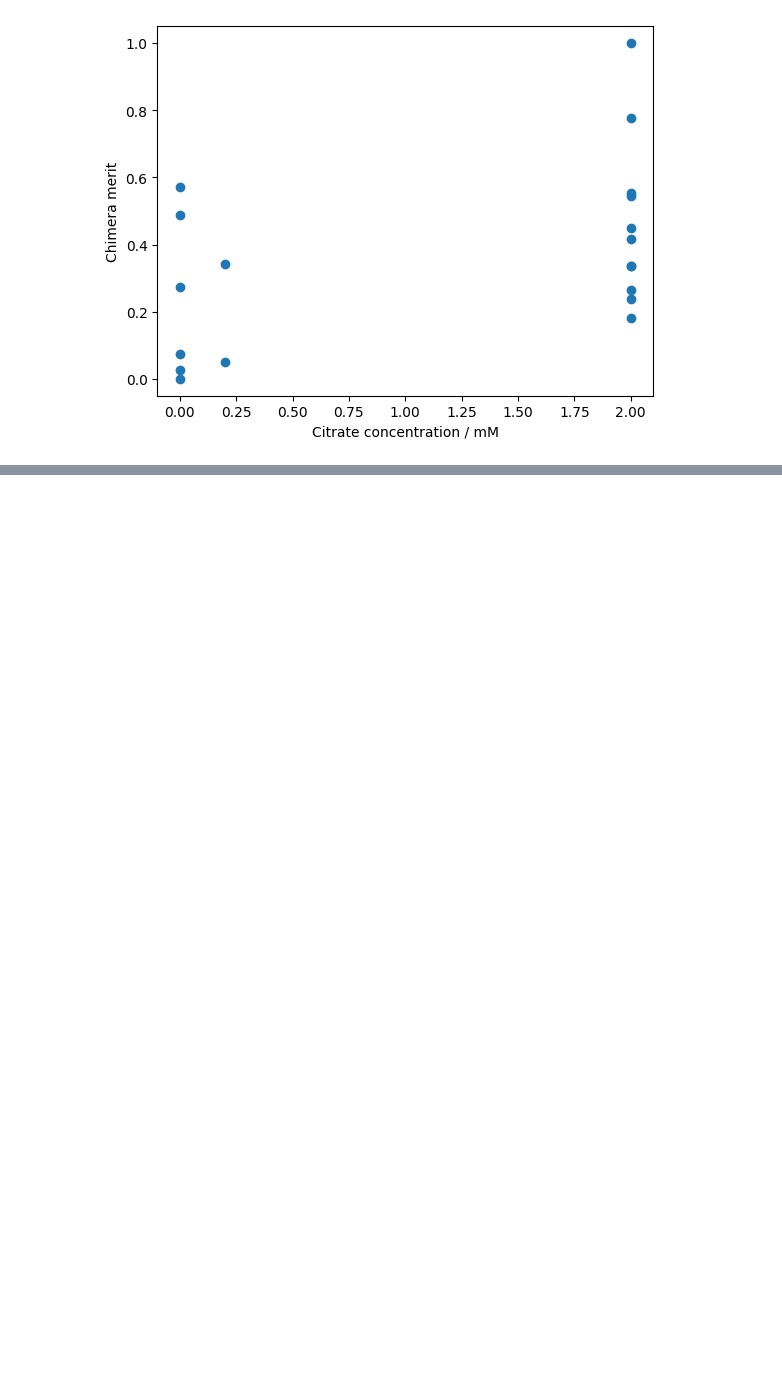
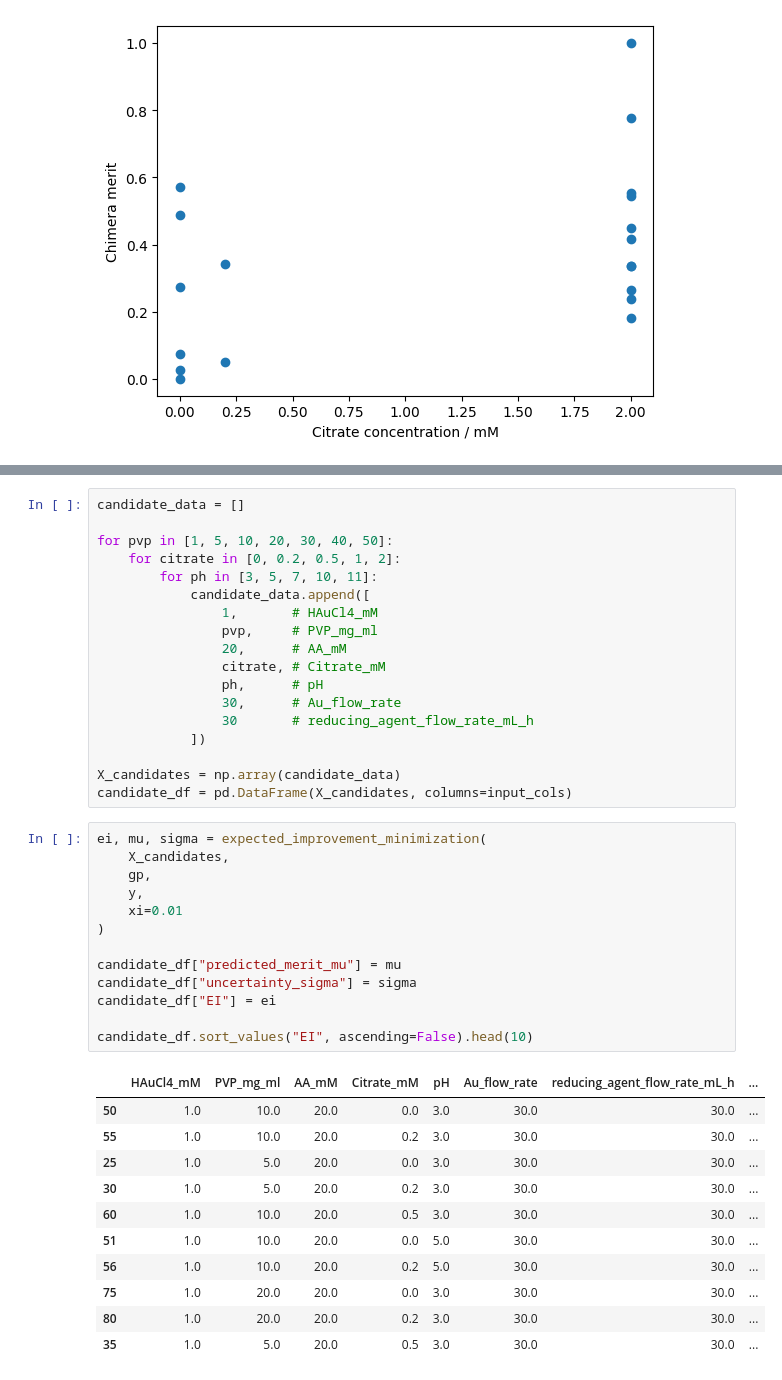
Before and after one commit to tedeliott/multi_opti_for_GoldNPs, a Jupyter notebook: research_project.ipynb, the cells around one changed output, grey strips where cells are left out. Drawn from its saved outputs; the diff is of its cells as text; blank space fills up the shorter version.

```diff
--- a/research_project.ipynb
+++ b/research_project.ipynb
@@ -252,0 +304,43 @@ plt.show()
+# %%
+candidate_data = []
+
+for pvp in [1, 5, 10, 20, 30, 40, 50]:
+    for citrate in [0, 0.2, 0.5, 1, 2]:
+        for ph in [3, 5, 7, 10, 11]:
+            candidate_data.append([
+                1,       # HAuCl4_mM
+                pvp,     # PVP_mg_ml
+                20,      # AA_mM
+                citrate, # Citrate_mM
+                ph,      # pH
+                30,      # Au_flow_rate
+                30       # reducing_agent_flow_rate_mL_h
+            ])
+
+X_candidates = np.array(candidate_data)
+candidate_df = pd.DataFrame(X_candidates, columns=input_cols)
+# %%
+ei, mu, sigma = expected_improvement_minimization(
+    X_candidates,
+    gp,
+    y,
+    xi=0.01
+)
+
+candidate_df["predicted_merit_mu"] = mu
+candidate_df["uncertainty_sigma"] = sigma
+candidate_df["EI"] = ei
+
+candidate_df.sort_values("EI", ascending=False).head(10)
+# %% [output]
+|  | HAuCl4_mM | PVP_mg_ml | AA_mM | Citrate_mM | pH | Au_flow_rate | reducing_agent_flow_rate_mL_h | ... |
+| 50 | 1.0 | 10.0 | 20.0 | 0.0 | 3.0 | 30.0 | 30.0 | ... |
+| 55 | 1.0 | 10.0 | 20.0 | 0.2 | 3.0 | 30.0 | 30.0 | ... |
+| 25 | 1.0 | 5.0 | 20.0 | 0.0 | 3.0 | 30.0 | 30.0 | ... |
+| 30 | 1.0 | 5.0 | 20.0 | 0.2 | 3.0 | 30.0 | 30.0 | ... |
+| 60 | 1.0 | 10.0 | 20.0 | 0.5 | 3.0 | 30.0 | 30.0 | ... |
+| 51 | 1.0 | 10.0 | 20.0 | 0.0 | 5.0 | 30.0 | 30.0 | ... |
+| 56 | 1.0 | 10.0 | 20.0 | 0.2 | 5.0 | 30.0 | 30.0 | ... |
+| 75 | 1.0 | 20.0 | 20.0 | 0.0 | 3.0 | 30.0 | 30.0 | ... |
+| 80 | 1.0 | 20.0 | 20.0 | 0.2 | 3.0 | 30.0 | 30.0 | ... |
+| 35 | 1.0 | 5.0 | 20.0 | 0.5 | 3.0 | 30.0 | 30.0 | ... |
```
Also changed, not shown: parts of 5 cells of this notebook.
